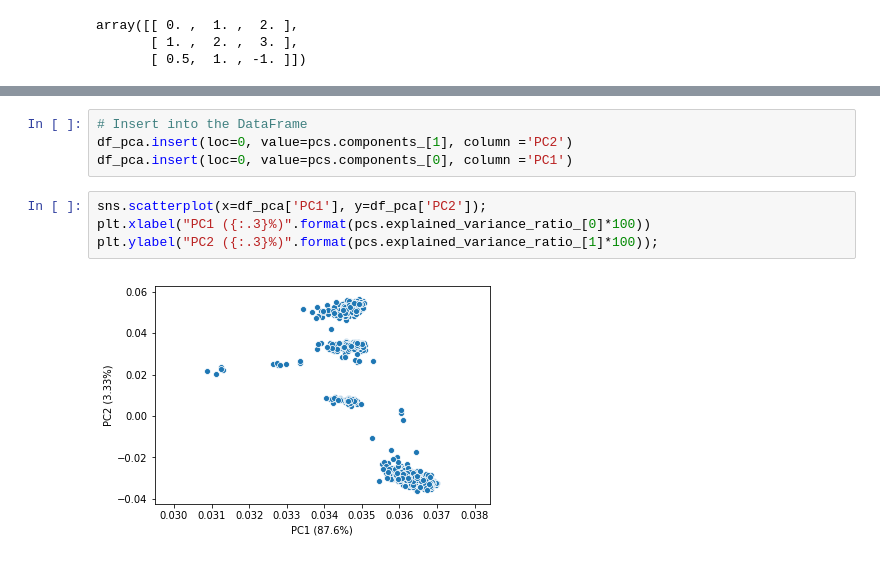
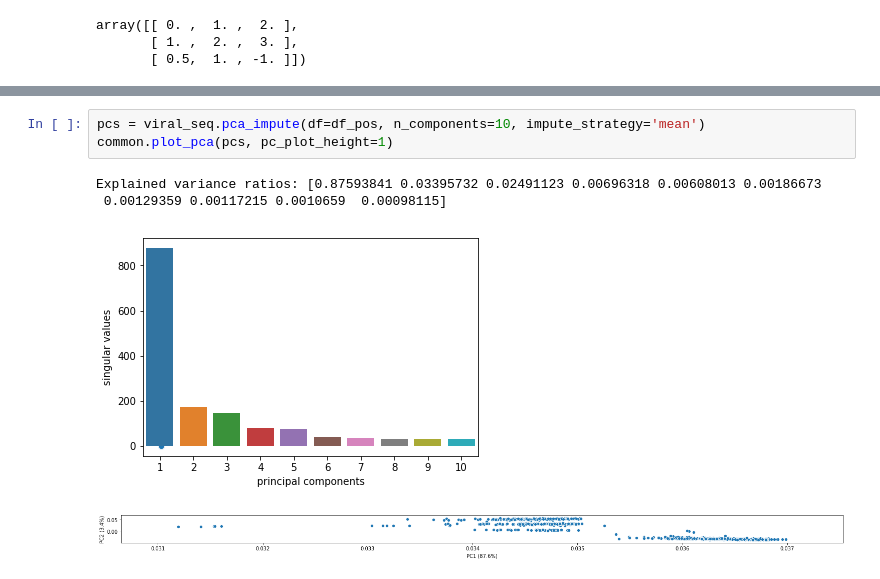
Before and after one commit to matthiaszeller/HBV, a Jupyter notebook: Viral data.ipynb, the cells around one changed output, grey strips where cells are left out. Cells and saved outputs as stored; diff of their text form.

```diff
--- a/Viral data.ipynb
+++ b/Viral data.ipynb
@@ -435,10 +432,8 @@ Explained variance ratio: [0.87556954 0.03333863 0.02451399 0.00701544 0.0059492
-# %%
-# Insert into the DataFrame
-df_pca.insert(loc=0, value=pcs.components_[1], column ='PC2')
-df_pca.insert(loc=0, value=pcs.components_[0], column ='PC1')
-# %%
-sns.scatterplot(x=df_pca['PC1'], y=df_pca['PC2']);
-plt.xlabel("PC1 ({:.3}%)".format(pcs.explained_variance_ratio_[0]*100))
-plt.ylabel("PC2 ({:.3}%)".format(pcs.explained_variance_ratio_[1]*100));
-# %% [output]
-[figure, removed]
+# %%
+pcs = viral_seq.pca_impute(df=df_pos, n_components=10, impute_strategy='mean')
+common.plot_pca(pcs, pc_plot_height=1)
+# %% [output]
+Explained variance ratios: [0.87593841 0.03395732 0.02491123 0.00696318 0.00608013 0.00186673
+ 0.00129359 0.00117215 0.0010659  0.00098115]
+[figure, added]
+[figure, added]
```
Also changed, not shown: parts of 13 cells of this notebook, 2 other files.
